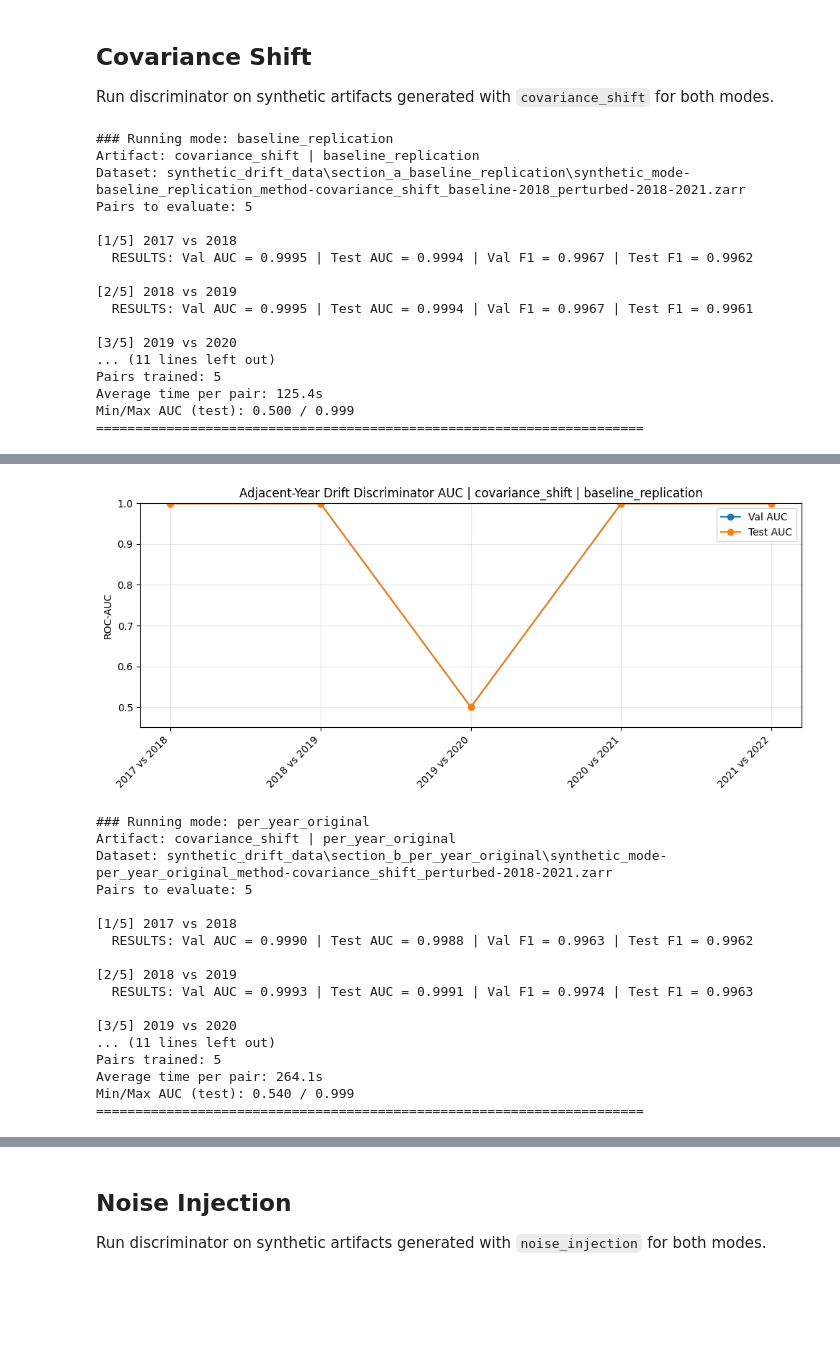
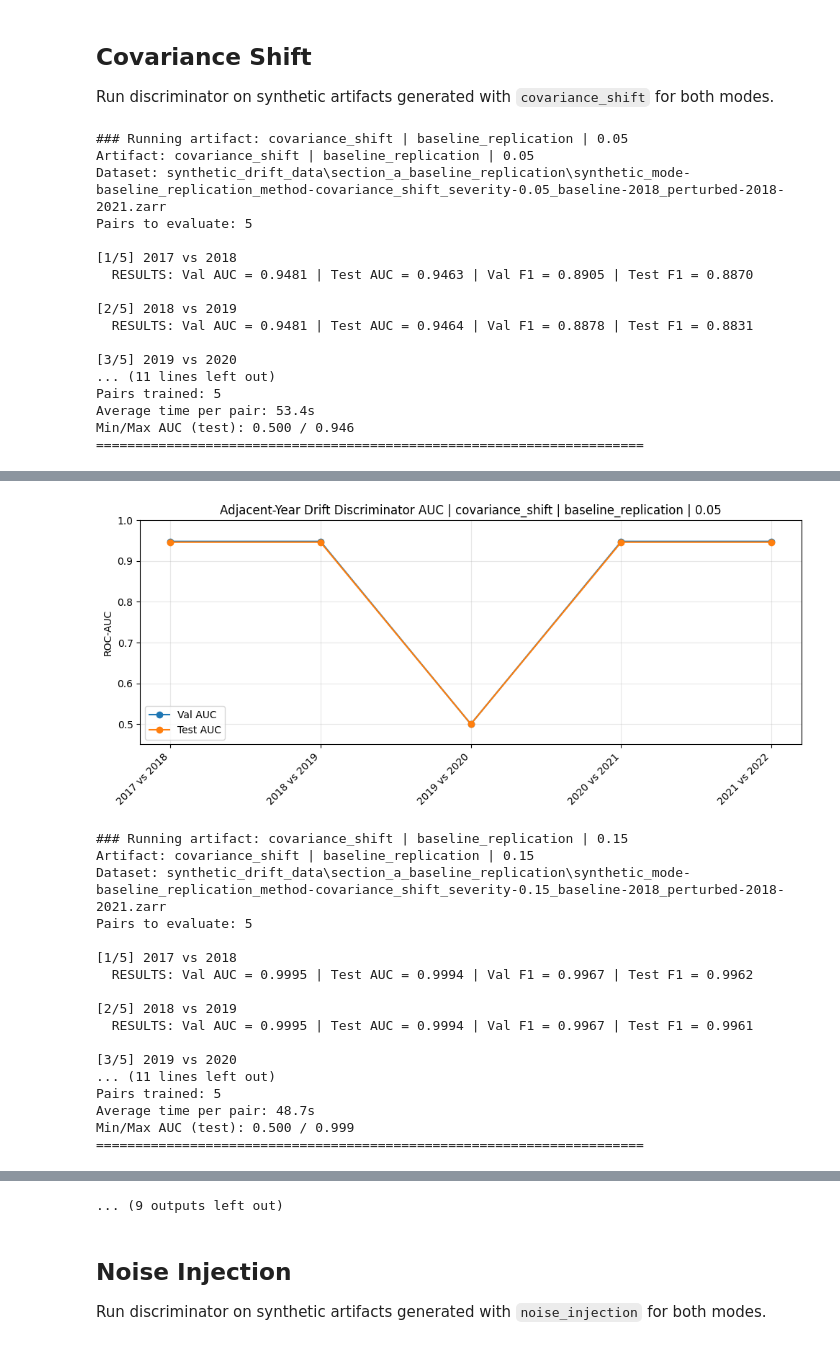
Before and after one commit to bartuturan/Online-Learning-for-Continuous-Forest-Monitoring-Addressing-Concept-Drift-in-Disturbance-Detection., a Jupyter notebook: concept_drift_detection_with_syntetic_data-disc.ipynb, the cells around one changed output, grey strips where cells are left out. Drawn from its saved outputs; the diff is of its cells as text; code cells hidden in the pictures; blank space fills up the shorter version.

```diff
--- a/concept_drift_detection_with_syntetic_data-disc.ipynb
+++ b/concept_drift_detection_with_syntetic_data-disc.ipynb
@@ -101,6 +164,17 @@ summary_df = (
 
 display(summary_df)
 
+detail_df = (
+    manifest_df.groupby(["method", "mode", "severity_display"], dropna=False)
+    .size()
+    .rename("n_artifacts")
+    .reset_index()
+    .sort_values(["method", "mode", "severity_display"])
+    .reset_index(drop=True)
+)
+
+display(detail_df)
+
 missing_files = []
 for _, row in manifest_df.iterrows():
     zarr_ok = Path(row["zarr_path"]).exists()
@@ -109,6 +183,7 @@ for _, row in manifest_df.iterrows():
         missing_files.append({
             "method": row["method"],
             "mode": row["mode"],
+            "severity_display": row["severity_display"],
             "zarr_exists": zarr_ok,
             "metadata_exists": meta_ok,
         })
@@ -476,32 +871,22 @@ section_results["covariance_shift"] = run_method_section(
  )
 
 cov_combined = section_results["covariance_shift"]["combined"]
-if not cov_combined.empty:
-    print("Covariance shift combined view:")
-    display(
-        cov_combined.groupby(["mode"], as_index=False)
-        .agg(
-            mean_val_auc=("val_auc", "mean"),
-            mean_test_auc=("test_auc", "mean"),
-            mean_test_f1=("test_f1", "mean"),
-            n_pairs=("pair", "count"),
-        )
-    )
+cov_summary = summarize_and_plot_section(cov_combined, "covariance_shift")
 # %% [output]
-### Running mode: baseline_replication
-Artifact: covariance_shift | baseline_replication
-Dataset: synthetic_drift_data\section_a_baseline_replication\synthetic_mode-baseline_replication_method-covariance_shift_baseline-2018_perturbed-2018-2021.zarr
+### Running artifact: covariance_shift | baseline_replication | 0.05
+Artifact: covariance_shift | baseline_replication | 0.05
+Dataset: synthetic_drift_data\section_a_baseline_replication\synthetic_mode-baseline_replication_method-covariance_shift_severity-0.05_baseline-2018_perturbed-2018-2021.zarr
 Pairs to evaluate: 5
 
 [1/5] 2017 vs 2018
-  RESULTS: Val AUC = 0.9995 | Test AUC = 0.9994 | Val F1 = 0.9967 | Test F1 = 0.9962
+  RESULTS: Val AUC = 0.9481 | Test AUC = 0.9463 | Val F1 = 0.8905 | Test F1 = 0.8870
 
 [2/5] 2018 vs 2019
-  RESULTS: Val AUC = 0.9995 | Test AUC = 0.9994 | Val F1 = 0.9967 | Test F1 = 0.9961
+  RESULTS: Val AUC = 0.9481 | Test AUC = 0.9464 | Val F1 = 0.8878 | Test F1 = 0.8831
 
 [3/5] 2019 vs 2020
 ... (11 lines left out)
 Pairs trained: 5
-Average time per pair: 125.4s
-Min/Max AUC (test): 0.500 / 0.999
+Average time per pair: 53.4s
+Min/Max AUC (test): 0.500 / 0.946
 ======================================================================
@@ -514,18 +899,18 @@ Min/Max AUC (test): 0.500 / 0.999
-[figure, old version]
+[figure, new version]
-### Running mode: per_year_original
-Artifact: covariance_shift | per_year_original
-Dataset: synthetic_drift_data\section_b_per_year_original\synthetic_mode-per_year_original_method-covariance_shift_perturbed-2018-2021.zarr
+### Running artifact: covariance_shift | baseline_replication | 0.15
+Artifact: covariance_shift | baseline_replication | 0.15
+Dataset: synthetic_drift_data\section_a_baseline_replication\synthetic_mode-baseline_replication_method-covariance_shift_severity-0.15_baseline-2018_perturbed-2018-2021.zarr
 Pairs to evaluate: 5
 
 [1/5] 2017 vs 2018
-  RESULTS: Val AUC = 0.9990 | Test AUC = 0.9988 | Val F1 = 0.9963 | Test F1 = 0.9962
+  RESULTS: Val AUC = 0.9995 | Test AUC = 0.9994 | Val F1 = 0.9967 | Test F1 = 0.9962
 
 [2/5] 2018 vs 2019
-  RESULTS: Val AUC = 0.9993 | Test AUC = 0.9991 | Val F1 = 0.9974 | Test F1 = 0.9963
+  RESULTS: Val AUC = 0.9995 | Test AUC = 0.9994 | Val F1 = 0.9967 | Test F1 = 0.9961
 
 [3/5] 2019 vs 2020
 ... (11 lines left out)
 Pairs trained: 5
-Average time per pair: 264.1s
-Min/Max AUC (test): 0.540 / 0.999
+Average time per pair: 48.7s
+Min/Max AUC (test): 0.500 / 0.999
 ======================================================================
@@ -543,3 +972,4 @@ Covariance shift combined view:
+... (9 outputs left out)
 # %% [markdown]
 ## Noise Injection
 
```
Also changed, not shown: parts of 13 cells of this notebook, 51 other files.
